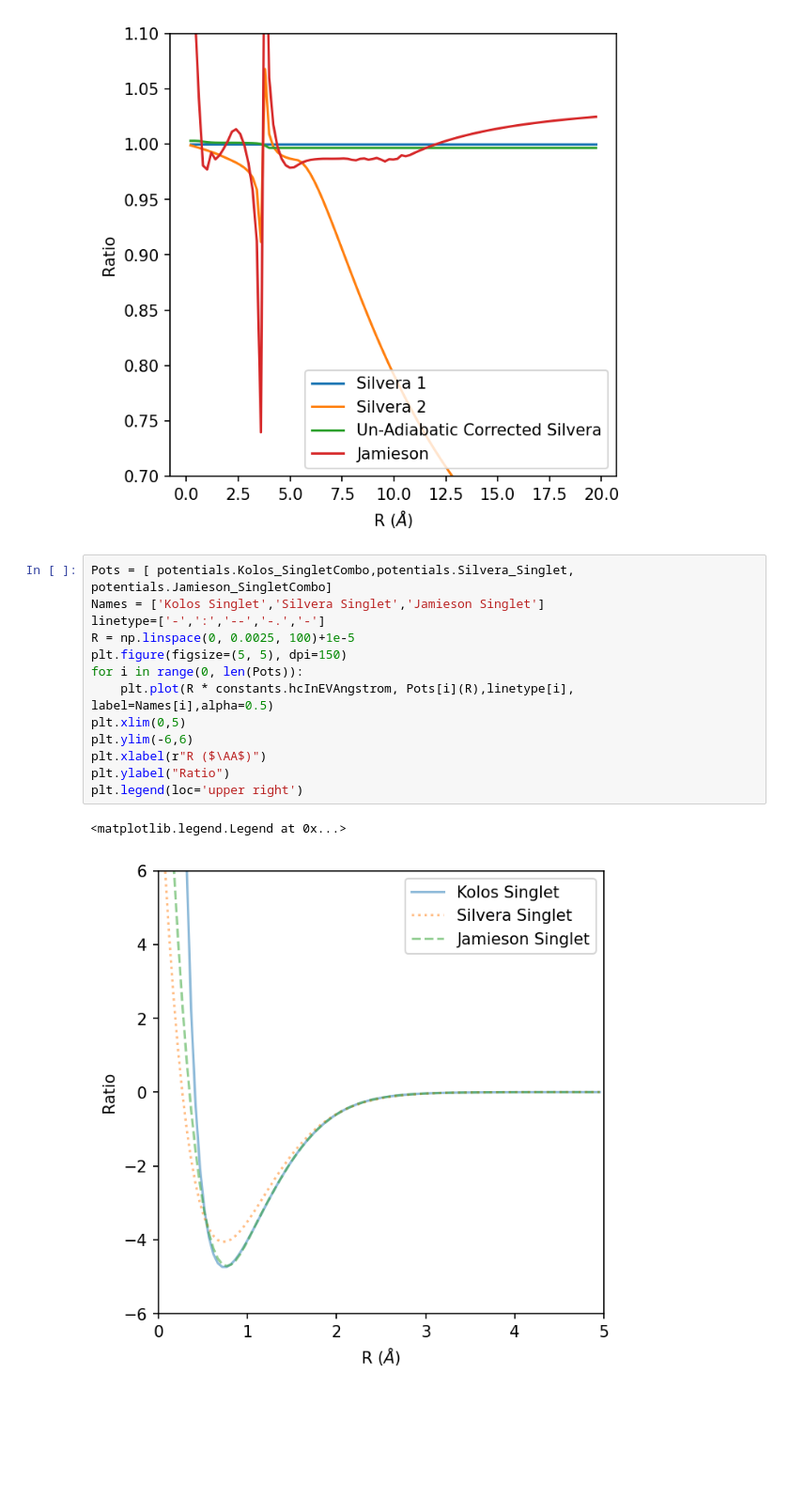
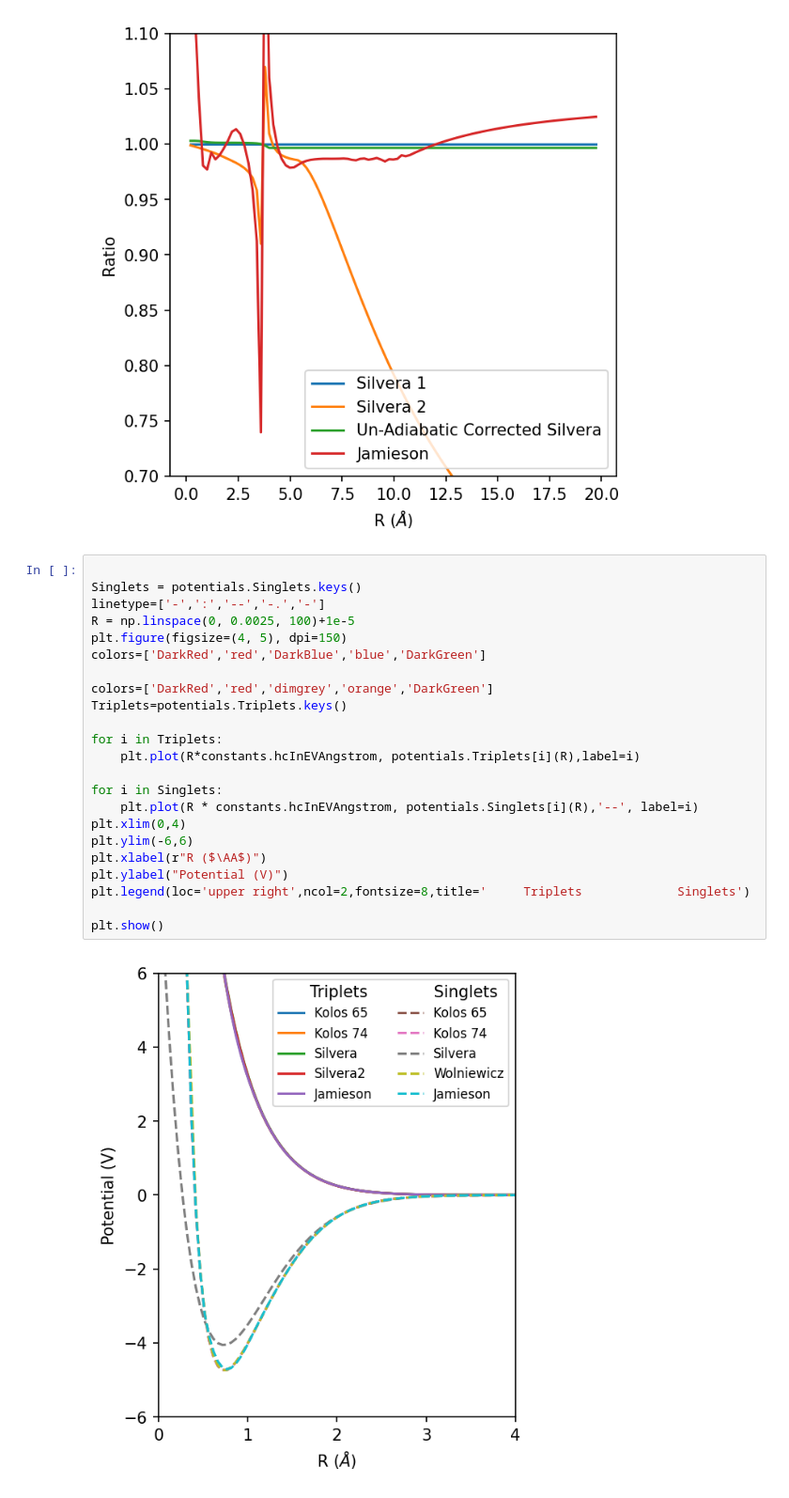
Before and after one commit to UTA-NURES/AtomicHScattering, a Jupyter notebook: examples/Potentials.ipynb, the cells around one changed output. Shown at 94% size. Saved outputs shown, nothing was run; the diff lists cells and outputs as text; blank space fills up the shorter version.

Commit message:
Update to potentials

```diff
--- a/examples/Potentials.ipynb
+++ b/examples/Potentials.ipynb
@@ -51,18 +55,27 @@ plt.legend(loc='lower right')
 <matplotlib.legend.Legend at 0x...>
 [figure]
 # %%
-Pots = [ potentials.Kolos_SingletCombo,potentials.Silvera_Singlet, potentials.Jamieson_SingletCombo]
-Names = ['Kolos Singlet','Silvera Singlet','Jamieson Singlet']
+
+Singlets = potentials.Singlets.keys()
 linetype=['-',':','--','-.','-']
 R = np.linspace(0, 0.0025, 100)+1e-5
-plt.figure(figsize=(5, 5), dpi=150)
-for i in range(0, len(Pots)):
-    plt.plot(R * constants.hcInEVAngstrom, Pots[i](R),linetype[i], label=Names[i],alpha=0.5)
-plt.xlim(0,5)
+plt.figure(figsize=(4, 5), dpi=150)
+colors=['DarkRed','red','DarkBlue','blue','DarkGreen']
+
+colors=['DarkRed','red','dimgrey','orange','DarkGreen']
+Triplets=potentials.Triplets.keys()
+
+for i in Triplets:
+    plt.plot(R*constants.hcInEVAngstrom, potentials.Triplets[i](R),label=i)
+
+for i in Singlets:
+    plt.plot(R * constants.hcInEVAngstrom, potentials.Singlets[i](R),'--', label=i)
+plt.xlim(0,4)
 plt.ylim(-6,6)
 plt.xlabel(r"R ($\AA$)")
-plt.ylabel("Ratio")
-plt.legend(loc='upper right')
+plt.ylabel("Potential (V)")
+plt.legend(loc='upper right',ncol=2,fontsize=8,title='     Triplets             Singlets')
+
+plt.show()
 # %% [output]
-<matplotlib.legend.Legend at 0x...>
-[figure, old version]
+[figure, new version]
```
Also changed, not shown: parts of 12 cells of this notebook, 11 other files.
